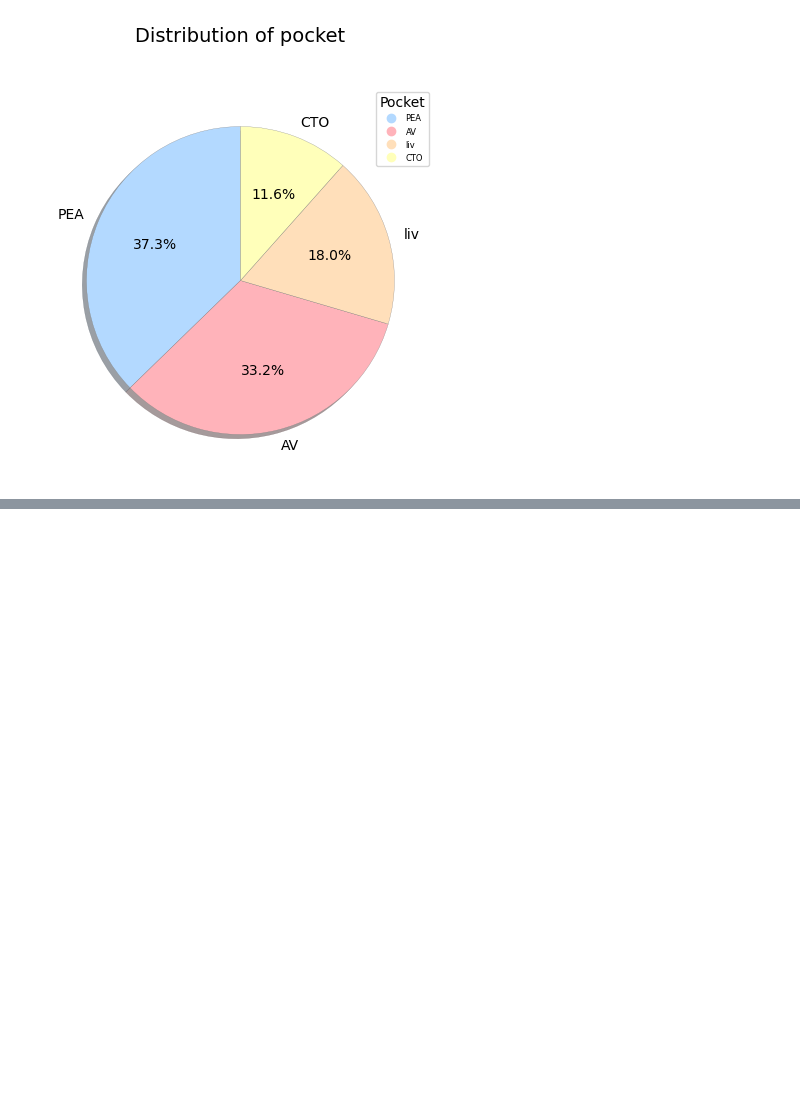
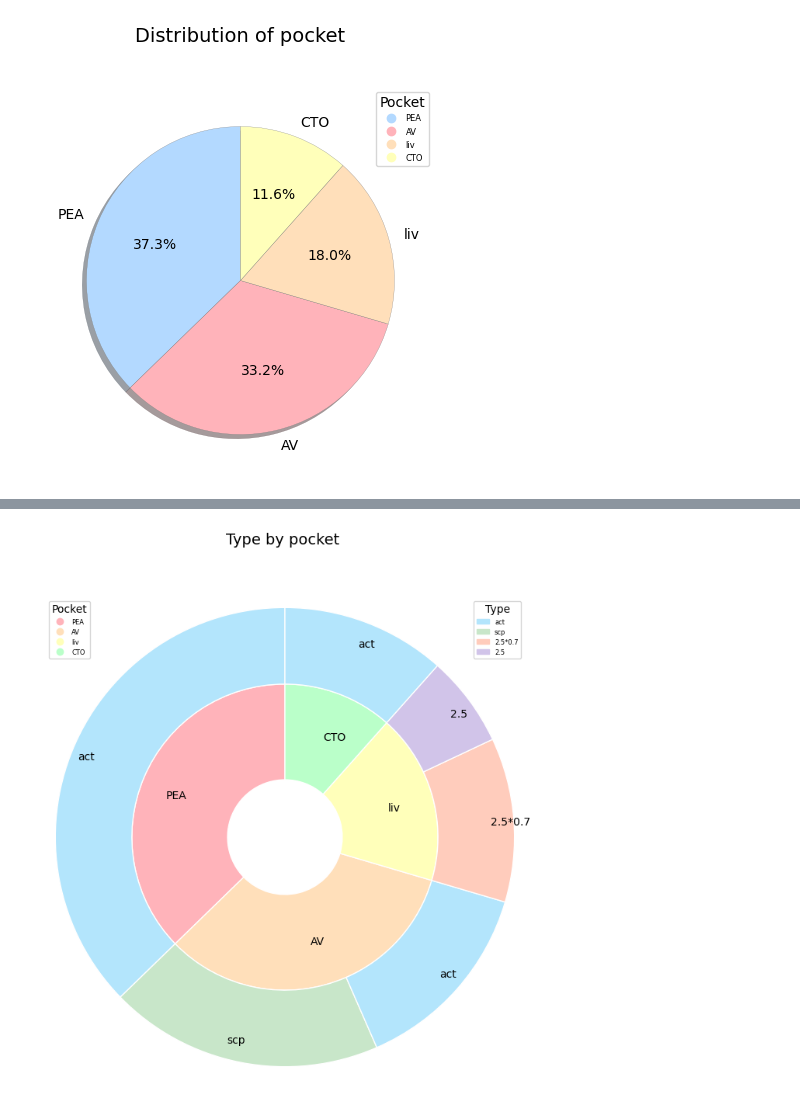
Before and after one commit to dfrome/persoFinViz, a Jupyter notebook: src/notebooks/visualize_01.ipynb, the cells around one changed output, grey strips where cells are left out. Cells and saved outputs as stored; diff of their text form; code cells hidden in the pictures; blank space fills up the shorter version.

Commit message:
donuts completed

```diff
--- a/src/notebooks/visualize_01.ipynb
+++ b/src/notebooks/visualize_01.ipynb
@@ -364,0 +365,10 @@ create_donuts(
+# %%
+# Call the function
+create_donuts(
+    df=df,
+    variable_inner='pocket',
+    variable_outer='type',
+    file_name=my_data_file
+)
+# %% [output]
+[figure, added]
```
Also changed, not shown: parts of 3 cells of this notebook.
